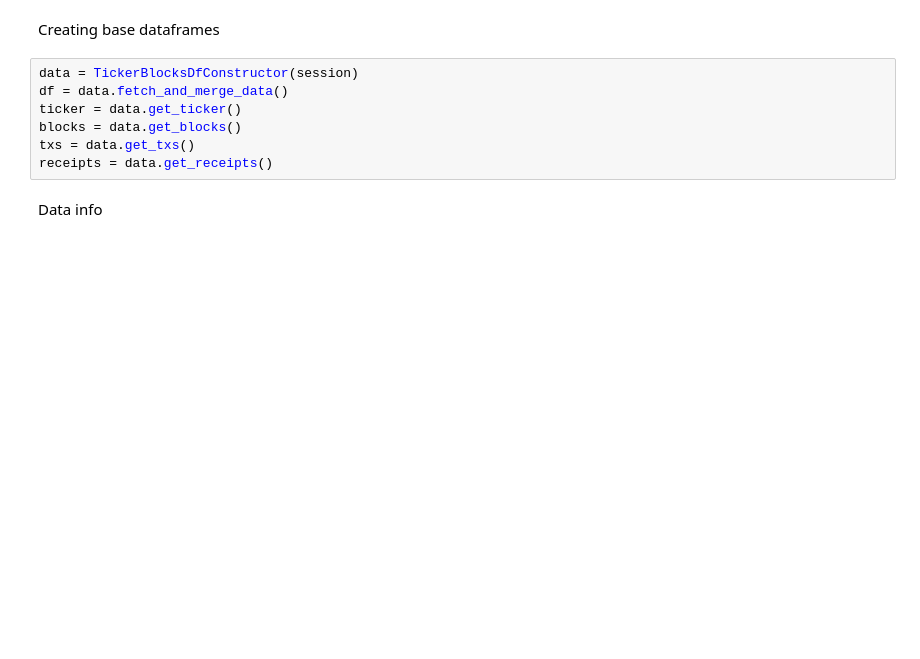
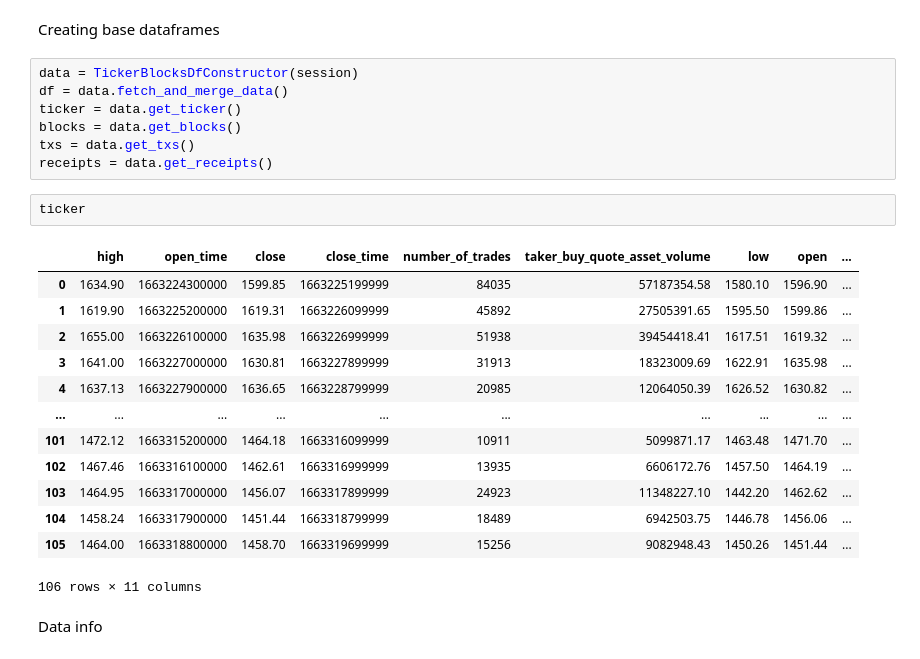
Before and after one commit to mariusvi/ai-tg-bot, a Jupyter notebook: notebooks/modelling.ipynb, the cells around one changed output. Saved outputs shown, nothing was run; the diff lists cells and outputs as text; blank space fills up the shorter version.

```diff
--- a/notebooks/modelling.ipynb
+++ b/notebooks/modelling.ipynb
@@ -161,6 +161,22 @@ ticker = data.get_ticker()
 blocks = data.get_blocks()
 txs = data.get_txs()
 receipts = data.get_receipts()
+# %%
+ticker
+# %% [output]
+|  | high | open_time | close | close_time | number_of_trades | taker_buy_quote_asset_volume | low | open | ... |
+| 0 | 1634.90 | 1663224300000 | 1599.85 | 1663225199999 | 84035 | 57187354.58 | 1580.10 | 1596.90 | ... |
+| 1 | 1619.90 | 1663225200000 | 1619.31 | 1663226099999 | 45892 | 27505391.65 | 1595.50 | 1599.86 | ... |
+| 2 | 1655.00 | 1663226100000 | 1635.98 | 1663226999999 | 51938 | 39454418.41 | 1617.51 | 1619.32 | ... |
+| 3 | 1641.00 | 1663227000000 | 1630.81 | 1663227899999 | 31913 | 18323009.69 | 1622.91 | 1635.98 | ... |
+| 4 | 1637.13 | 1663227900000 | 1636.65 | 1663228799999 | 20985 | 12064050.39 | 1626.52 | 1630.82 | ... |
+| ... | ... | ... | ... | ... | ... | ... | ... | ... | ... |
+| 101 | 1472.12 | 1663315200000 | 1464.18 | 1663316099999 | 10911 | 5099871.17 | 1463.48 | 1471.70 | ... |
+| 102 | 1467.46 | 1663316100000 | 1462.61 | 1663316999999 | 13935 | 6606172.76 | 1457.50 | 1464.19 | ... |
+| 103 | 1464.95 | 1663317000000 | 1456.07 | 1663317899999 | 24923 | 11348227.10 | 1442.20 | 1462.62 | ... |
+| 104 | 1458.24 | 1663317900000 | 1451.44 | 1663318799999 | 18489 | 6942503.75 | 1446.78 | 1456.06 | ... |
+| 105 | 1464.00 | 1663318800000 | 1458.70 | 1663319699999 | 15256 | 9082948.43 | 1450.26 | 1451.44 | ... |
+106 rows × 11 columns
 # %% [markdown]
 Data info
 # %%
```
Also changed, not shown: parts of 15 cells of this notebook, 24 other files.
